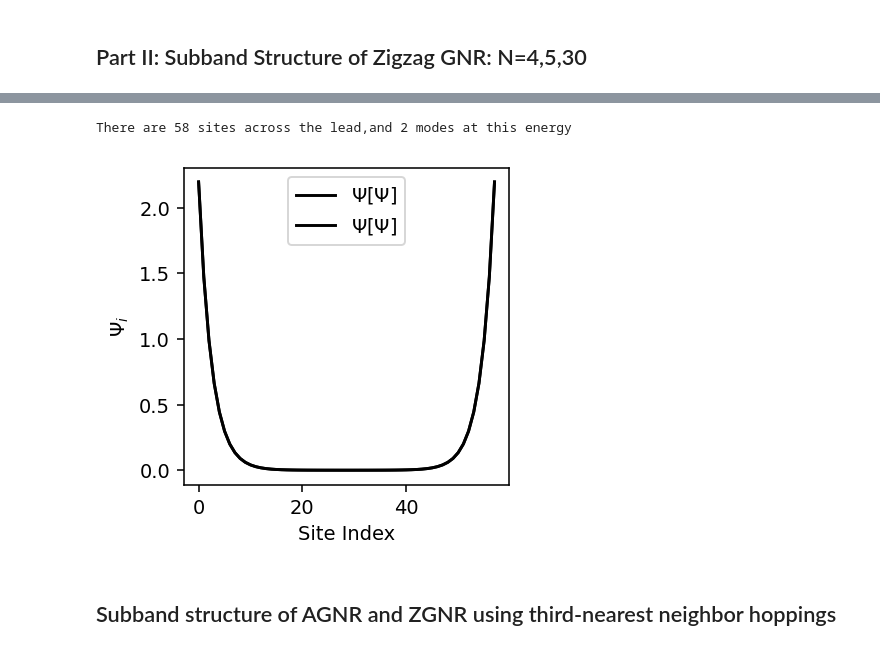
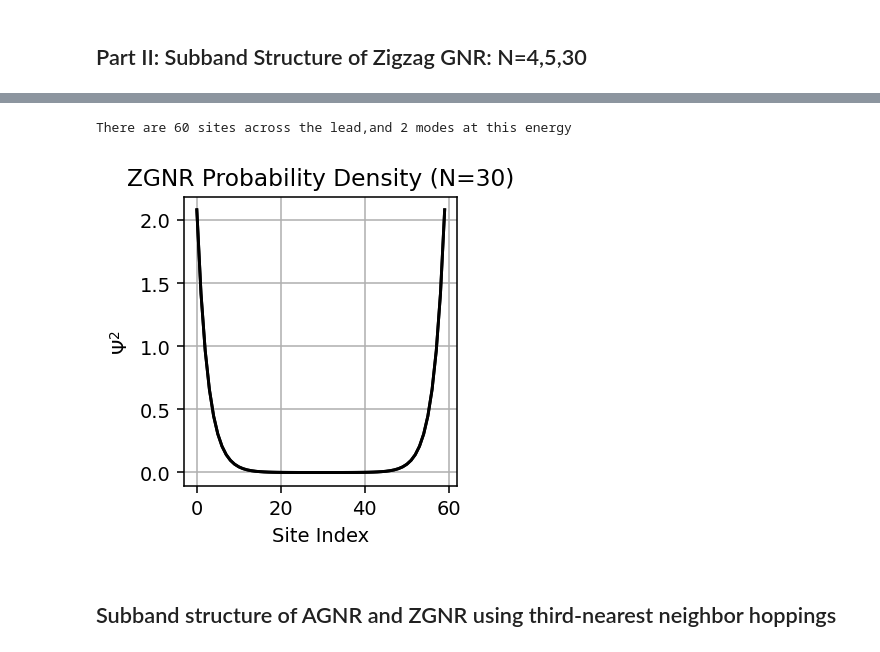
Before and after one commit to AndrewCrossman/PHYS824, a Jupyter notebook: 824Project.ipynb, the cells around one changed output, grey strips where cells are left out. Saved outputs shown, nothing was run; the diff lists cells and outputs as text; code cells hidden in the pictures.

```diff
--- a/824Project.ipynb
+++ b/824Project.ipynb
@@ -115,12 +118,12 @@ gr_lat = kwant.lattice.honeycomb(a=1)
 def ribbon_sys(pos):
     x, y = pos
     in_x = abs(x) < 10
-    in_y = abs(y) < 12.5
+    in_y = 0 < y < 26
     return in_x and in_y
 
 def ribbon_lead(pos):
     x, y = pos
-    return abs(y) < 12.5
+    return 0 < y < 26
 graphene_sys[gr_lat.shape(ribbon_sys, (0, 0))] = 0.0
 graphene_sys[gr_lat.neighbors(1)] = 2.7
 kwant.plot(graphene_sys, dpi=100);
@@ -150,27 +153,27 @@ kwant.plotter.bands(left_lead, momenta=k, dpi=100);
 # %%
 # Get all the modes at the given energy
 propagating_modes, stabilized_modes = left_lead.modes(energy=10**(-3)*2.7)
 # Get wave functions of the propagating modes
 wf = propagating_modes.wave_functions
 
 print('There are %d sites across the lead,'
       'and %d modes at this energy' % (wf.shape[0],
                                        wf.shape[1]))
 # Plot the wave function
 import matplotlib.pyplot as plt
 mode_index = 0
 
 # Plot the second mode
 plt.figure(dpi=140, figsize=(3, 3));
-plt.plot(wf*wf.conj(), color='k', label=r'${\rm\Psi}\left[\Psi\right]$')
-#plt.plot(wf[:, 1].imag, color='red', label=r'${\rm Im}\left[\Psi\right]$')
-#plt.plot(wf[:, 1].real, color='blue', label=r'${\rm Re}\left[\Psi\right]$')
+plt.plot(wf*wf.conj(), color='k')
 plt.xlabel('Site Index');
-plt.legend()
-plt.ylabel(r'$\Psi_i$');
+plt.ylabel(r'$\Psi^2$');
+plt.title("ZGNR Probability Density (N=30)")
+plt.grid()
+plt.tight_layout()
 # %% [output]
-There are 58 sites across the lead,and 2 modes at this energy
+There are 60 sites across the lead,and 2 modes at this energy
-[figure, old version]
+[figure, new version]
 # %% [markdown]
 ## Subband structure of AGNR and ZGNR using third-nearest neighbor hoppings
 # %%
```
Also changed, not shown: parts of 10 cells of this notebook.
